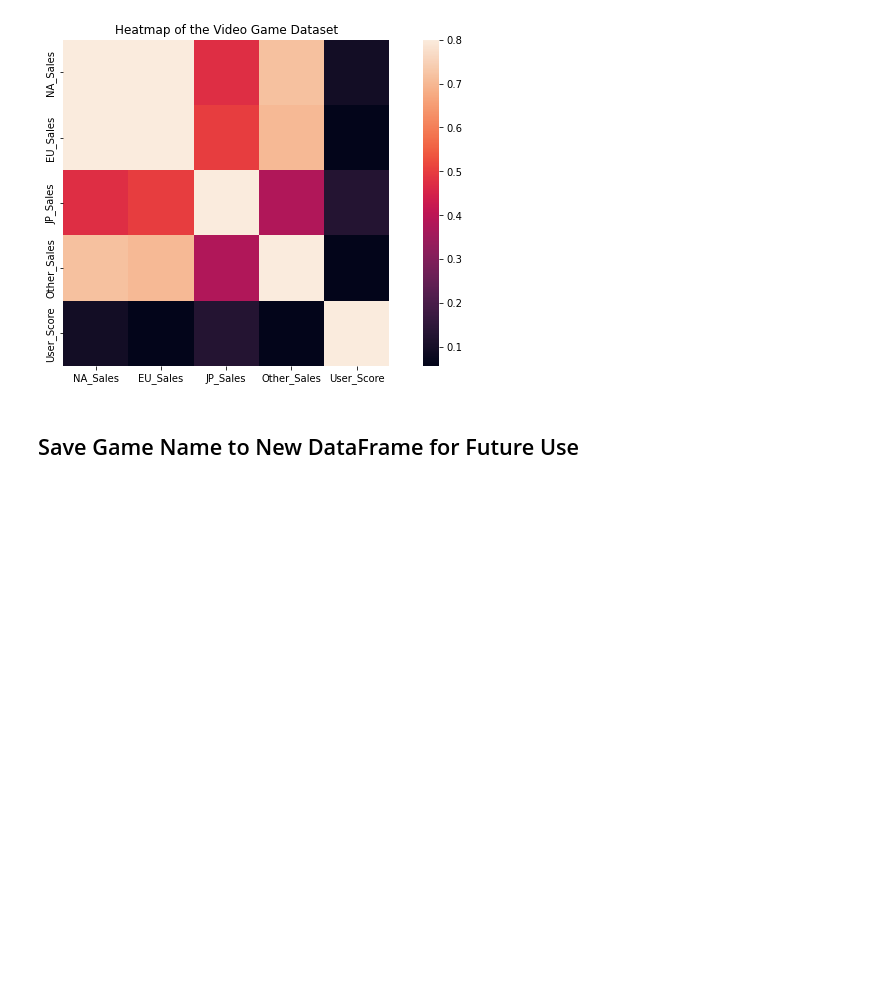
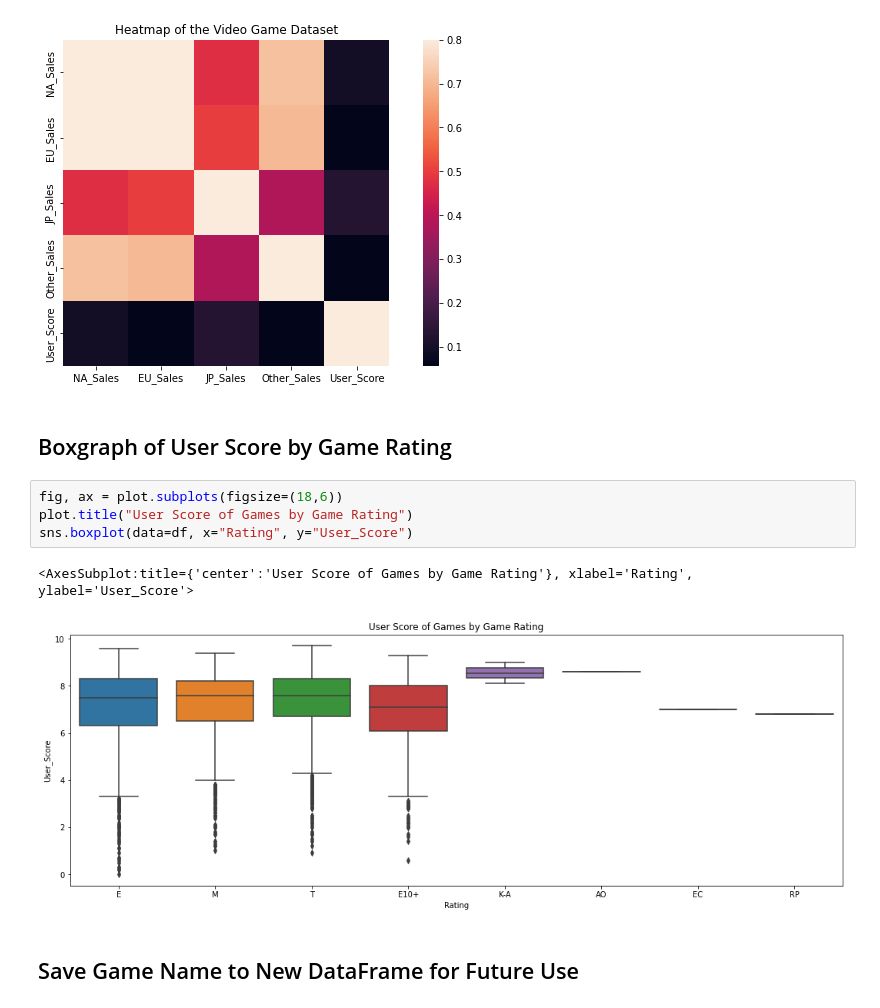
Before and after one commit to k-lara11/C964_Video_Game_Recommender, a Jupyter notebook: Video_Game_Recommender.ipynb, the cells around one changed output. Cells and saved outputs as stored; diff of their text form; blank space fills up the shorter version.

```diff
--- a/Video_Game_Recommender.ipynb
+++ b/Video_Game_Recommender.ipynb
@@ -111,6 +111,15 @@ sns.heatmap(corr_mat, vmax=.8, square=True)
 # %% [output]
 <AxesSubplot:title={'center':'Heatmap of the Video Game Dataset'}>
 [figure]
+# %% [markdown]
+## Boxgraph of User Score by Game Rating
+# %%
+fig, ax = plot.subplots(figsize=(18,6))
+plot.title("User Score of Games by Game Rating")
+sns.boxplot(data=df, x="Rating", y="User_Score")
+# %% [output]
+<AxesSubplot:title={'center':'User Score of Games by Game Rating'}, xlabel='Rating', ylabel='User_Score'>
+[figure, added]
 # %% [markdown]
 ## Save Game Name to New DataFrame for Future Use
 # %%
```
Also changed, not shown: parts of 6 cells of this notebook, 1 other file.
